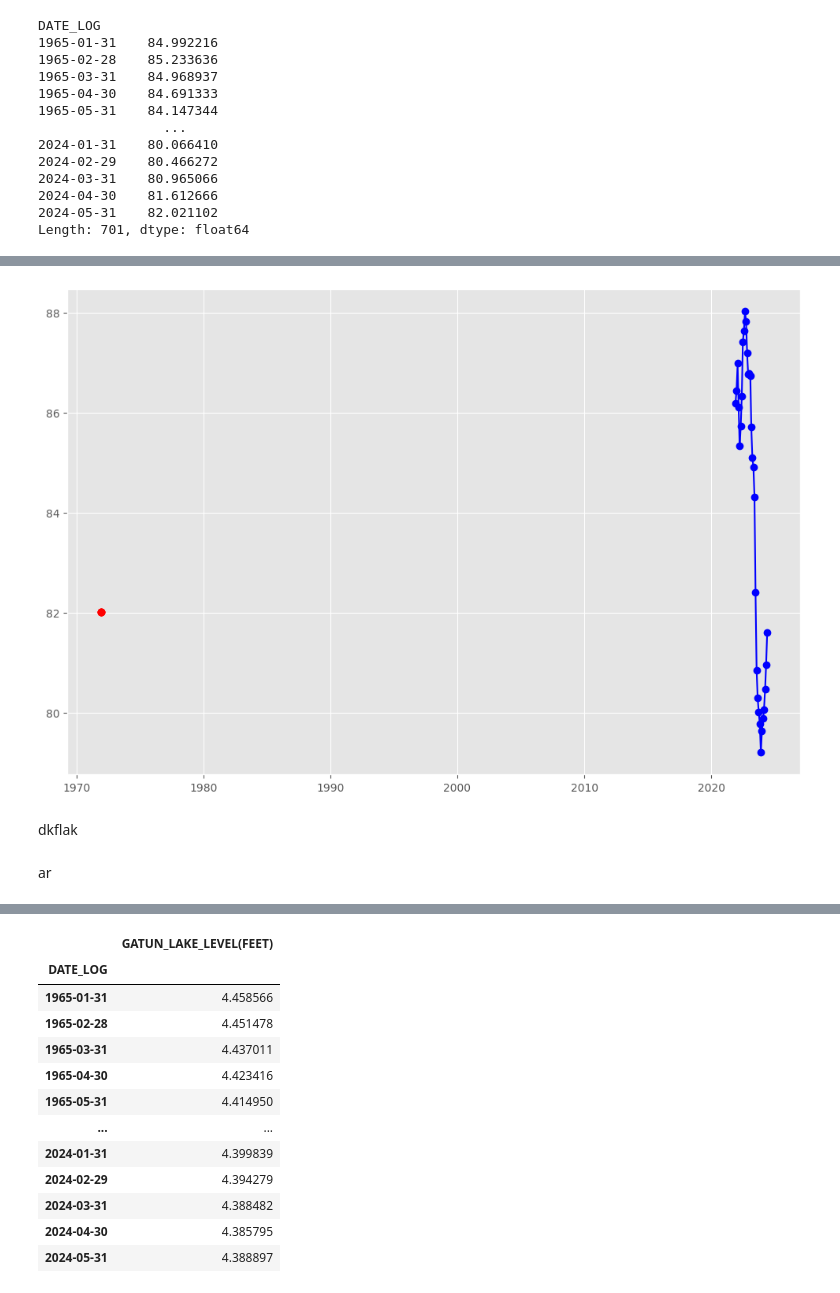
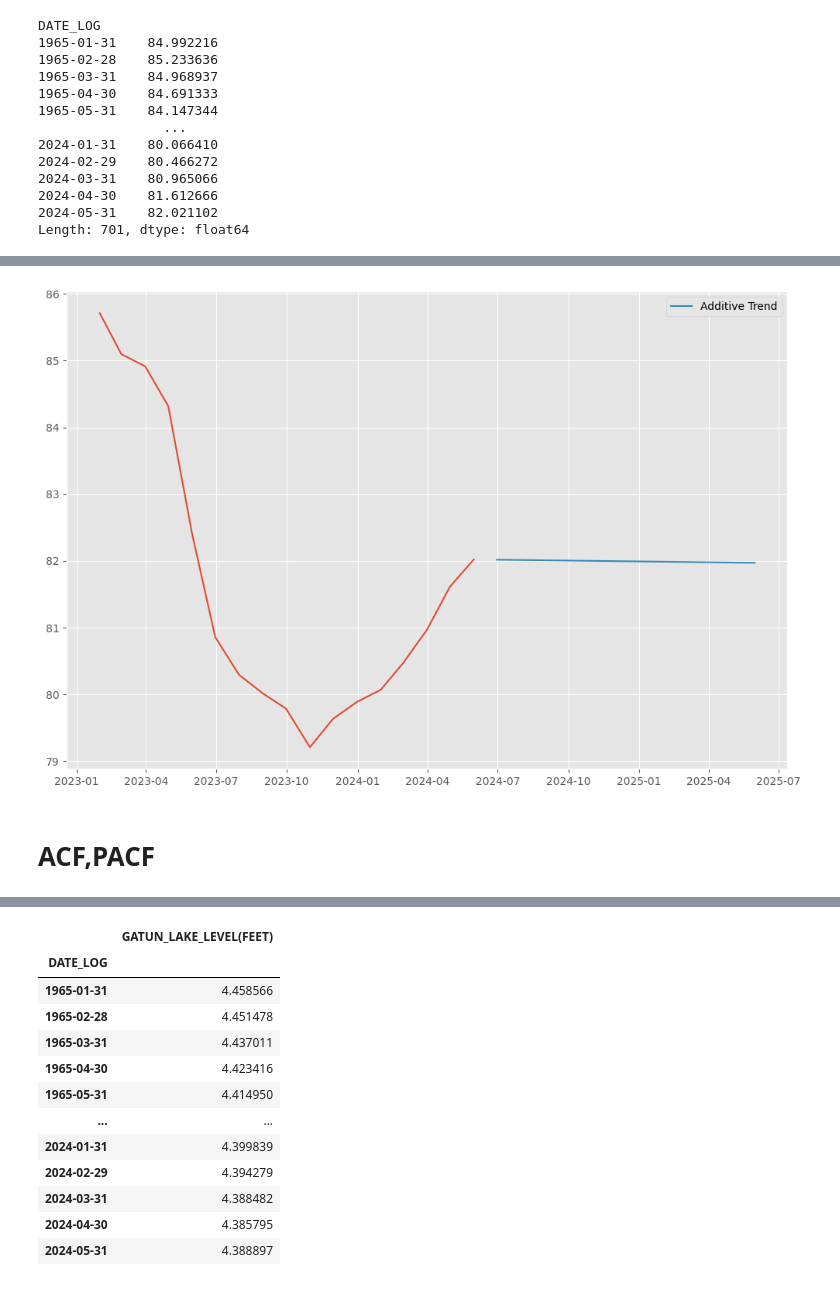
Before and after one commit to m0onsoo/panama_time_series_analysis, a Jupyter notebook: ETS_ARIMA.ipynb, the cells around one changed output, grey strips where cells are left out. Cells and saved outputs as stored; diff of their text form; code cells hidden in the pictures.

```diff
--- a/ETS_ARIMA.ipynb
+++ b/ETS_ARIMA.ipynb
@@ -213,0 +143,2 @@ from statsmodels.tsa.api import Holt
+# %%
+after_index=['2024-06-30','2024-07-31','2024-08-31','2024-09-30','2024-10-31','2024-11-30','2024-12-31','2025-01-31','2025-02-28','2025-03-31','2025-04-30','2025-05-31']
@@ -214,6 +181,10 @@ from statsmodels.tsa.api import Holt
 # %%
-Holt3=Holt(df_removed, initialization_method="estimated",damped_trend=True).fit()
+Holt2=Holt(df_deseasonalized, initialization_method="estimated",damped_trend=False).fit()
 # %%
 Holt3=Holt(df_deseasonalized, initialization_method="estimated",damped_trend=True).fit()
+# %%
+fcast2 = Holt2.forecast(12).rename(r"Additive trend")
+# %%
+fcast2.index=pd.to_datetime(after_index)
 # %%
 fcast3 = Holt3.forecast(12).rename(r"Additive damped trend")
@@ -250,11 +190,0 @@ plt.plot(fcast3)
-# %%
-plt.figure(figsize=(12, 8))
-
-plt.plot(Holt3.fittedvalues[-31:], marker="o", color="Blue")
-(line2,) = plt.plot(fcast3, marker="o", color="red")
-# %% [output]
-[figure, removed]
-# %% [markdown]
-dkflak
-# %% [markdown]
-ar
@@ -261,3 +193,14 @@ ar
+# %%
+plt.figure(figsize=(12, 8))
+plt.plot(df_deseasonalized[df_deseasonalized.index >='2023-01-31'])
+# plt.plot(fcast3,label="Additive Damped Trend")
+plt.plot(fcast2,label="Additive Trend")
+plt.legend()
+plt.show()
+# %% [output]
+[figure, added]
+# %% [markdown]
+# ACF,PACF
 # %%
 import pandas as pd
 import statsmodels.api as sm
```
Also changed, not shown: parts of 98 cells of this notebook.
